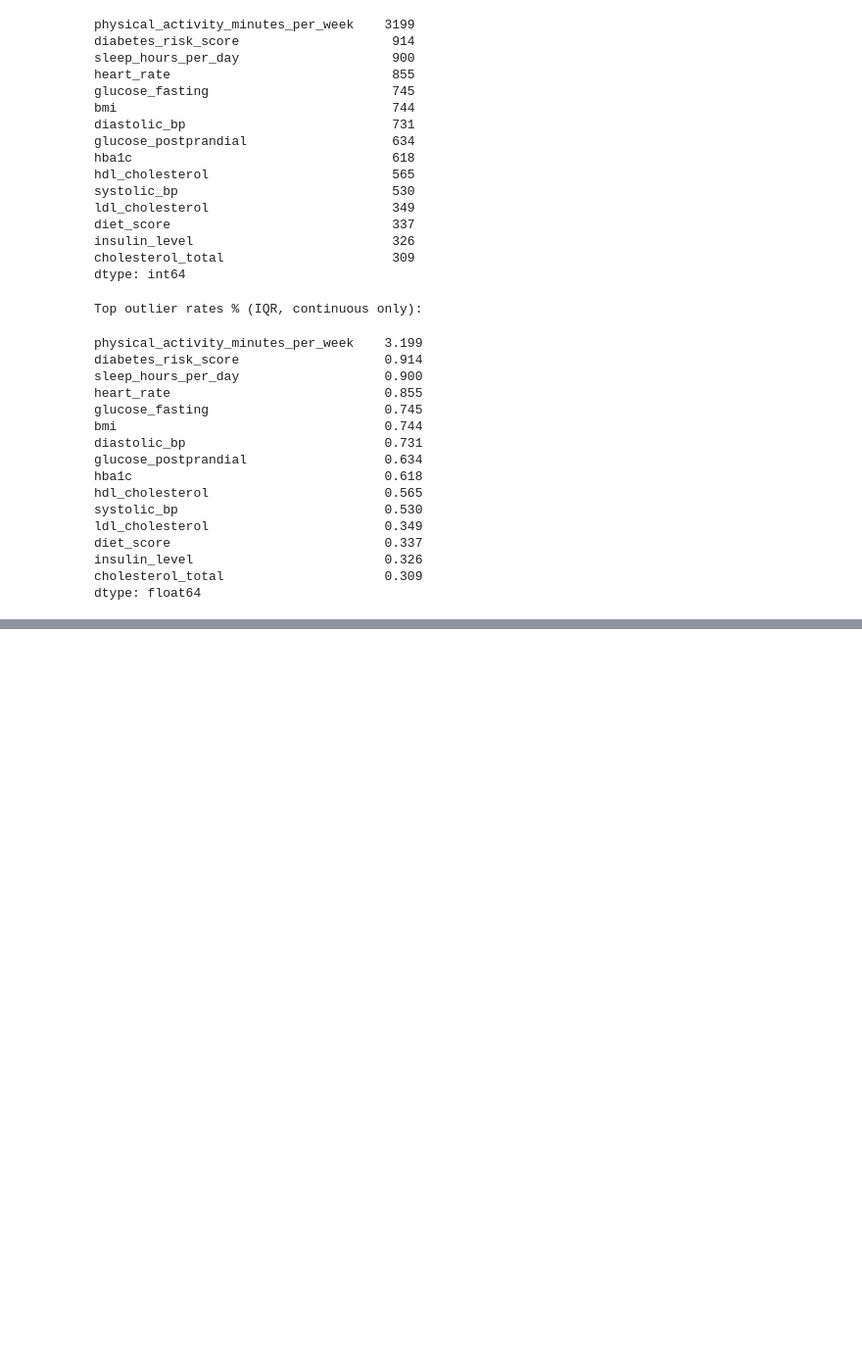
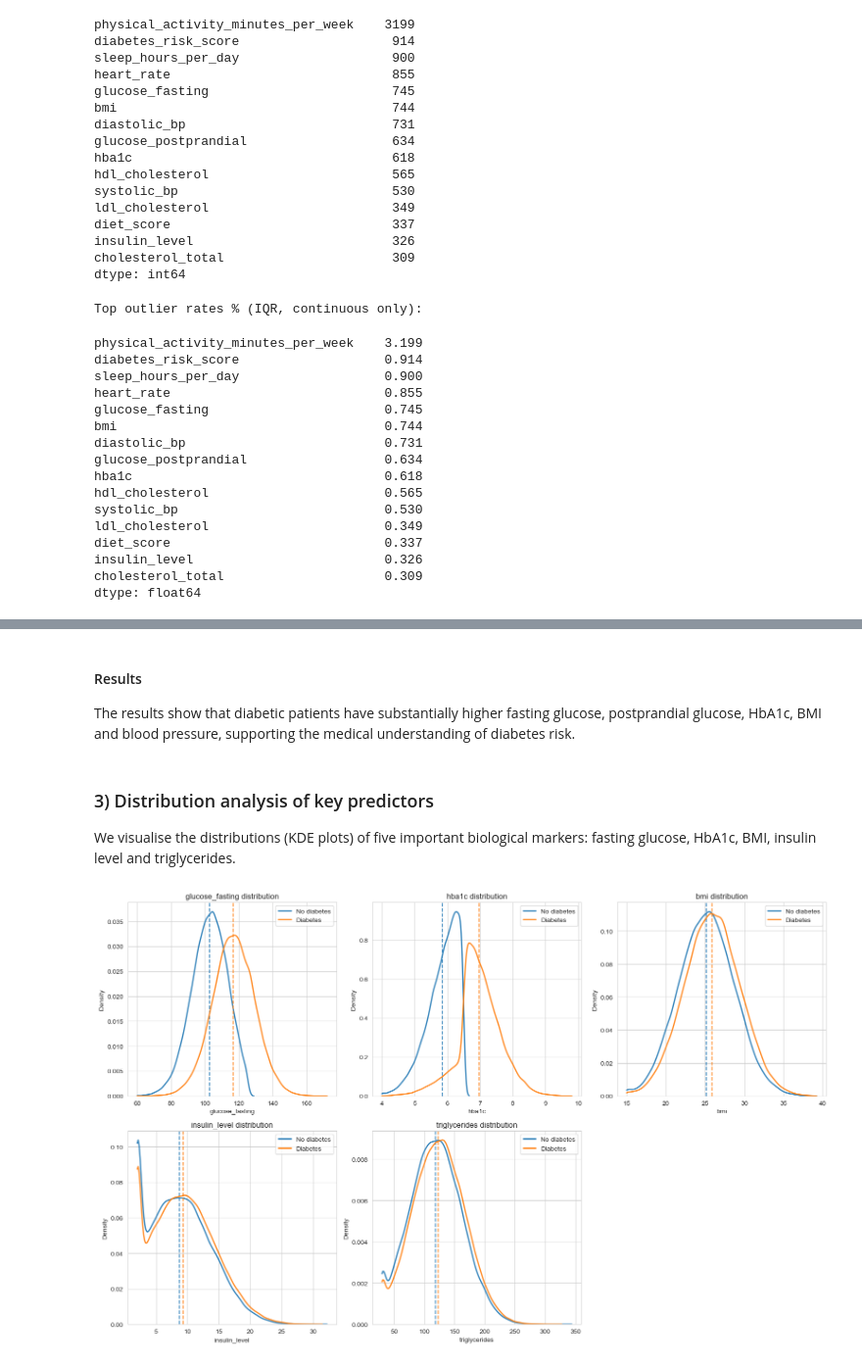
Before and after one commit to sofiaapri/IDS2025-Diabetes-Prediction, a Jupyter notebook: notebooks/EDA.ipynb, the cells around one changed output, grey strips where cells are left out. Shown at 98% size. Drawn from its saved outputs; the diff is of its cells as text; code cells hidden in the pictures; blank space fills up the shorter version.

```diff
--- a/notebooks/EDA.ipynb
+++ b/notebooks/EDA.ipynb
@@ -151,0 +247,66 @@ dtype: float64
+# %% [markdown]
+#### Results
+The results show that diabetic patients have substantially higher fasting glucose, postprandial glucose, HbA1c, BMI and blood pressure, supporting the medical understanding of diabetes risk.
+# %% [markdown]
+### 3) Distribution analysis of key predictors
+
+We visualise the distributions (KDE plots) of five important biological markers: fasting glucose, HbA1c, BMI, insulin level and triglycerides.
+# %%
+# 3) Distribution analysis of key predictors
+
+sns.set_style("whitegrid")
+
+features = [
+    "glucose_fasting",
+    "hba1c",
+    "bmi",
+    "insulin_level",
+    "triglycerides"
+]
+
+fig, axes = plt.subplots(2, 3, figsize=(16, 10))
+axes = axes.flatten()
+
+for i, col in enumerate(features):
+    ax = axes[i]
+    x_min = df[col].min()
+    x_max = df[col].max()
+
+    for val, label, color in [
+        (0, "No diabetes", "tab:blue"),
+        (1, "Diabetes", "tab:orange")
+    ]:
+            subset = df[df["diagnosed_diabetes"] == val][col]
+
+            sns.kdeplot(
+                data=subset,
+                ax=ax,
+                clip=(x_min, x_max),
+                linewidth=2,
+                alpha=0.9,
+                fill=False,
+                color=color,
+                label=label
+            )
+
+            # keskmise joon
+            ax.axvline(
+                subset.mean(),
+                linestyle="--",
+                linewidth=1.5,
+                color=color,
+                alpha=0.9
+            )
+
+    ax.set_title(f"{col} distribution")
+    ax.set_xlabel(col)
+    ax.set_ylabel("Density")
+    ax.legend()
+
+for j in range(len(features), len(axes)):
+    fig.delaxes(axes[j])
+
+plt.tight_layout()
+plt.show()
+# %% [output]
+[figure, added]
```
Also changed, not shown: parts of 35 cells of this notebook.
